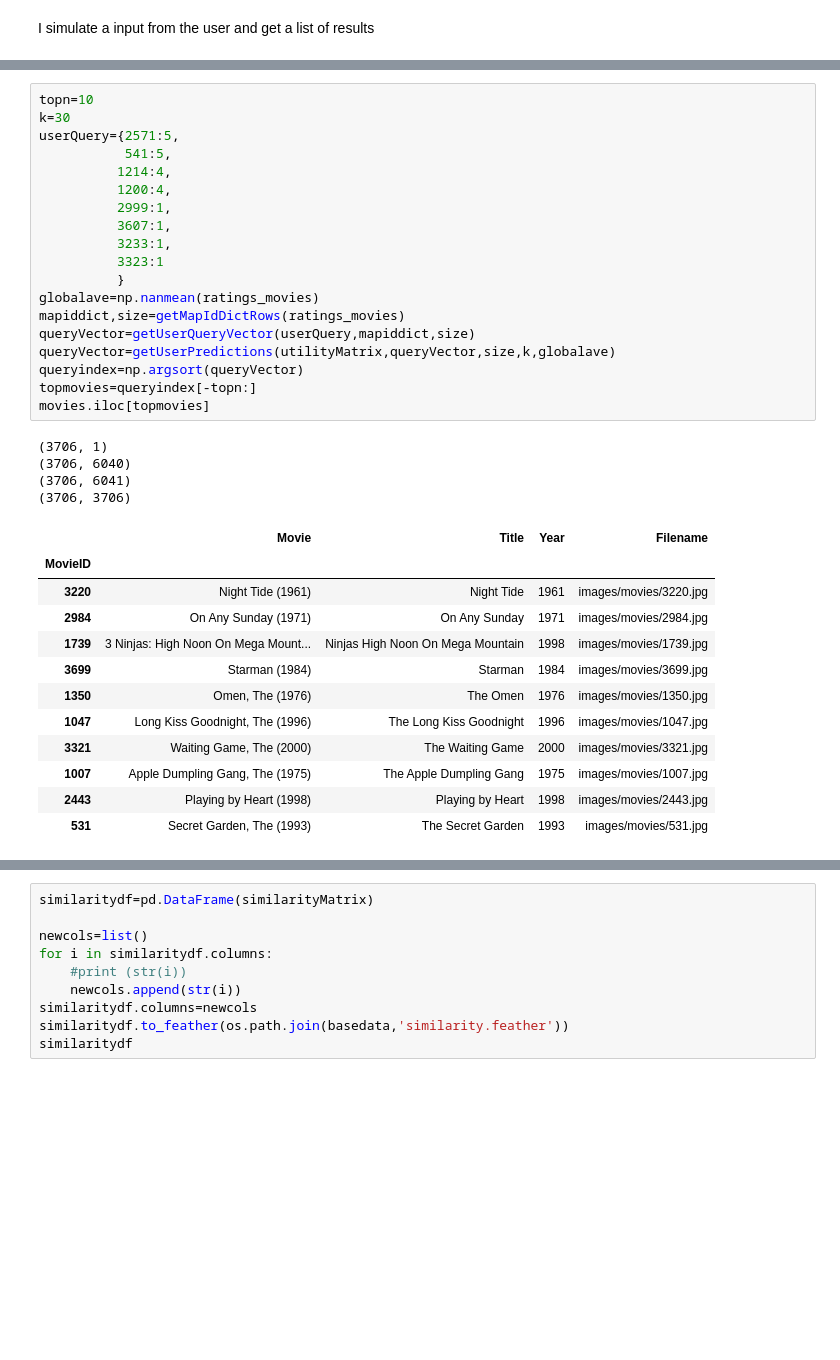
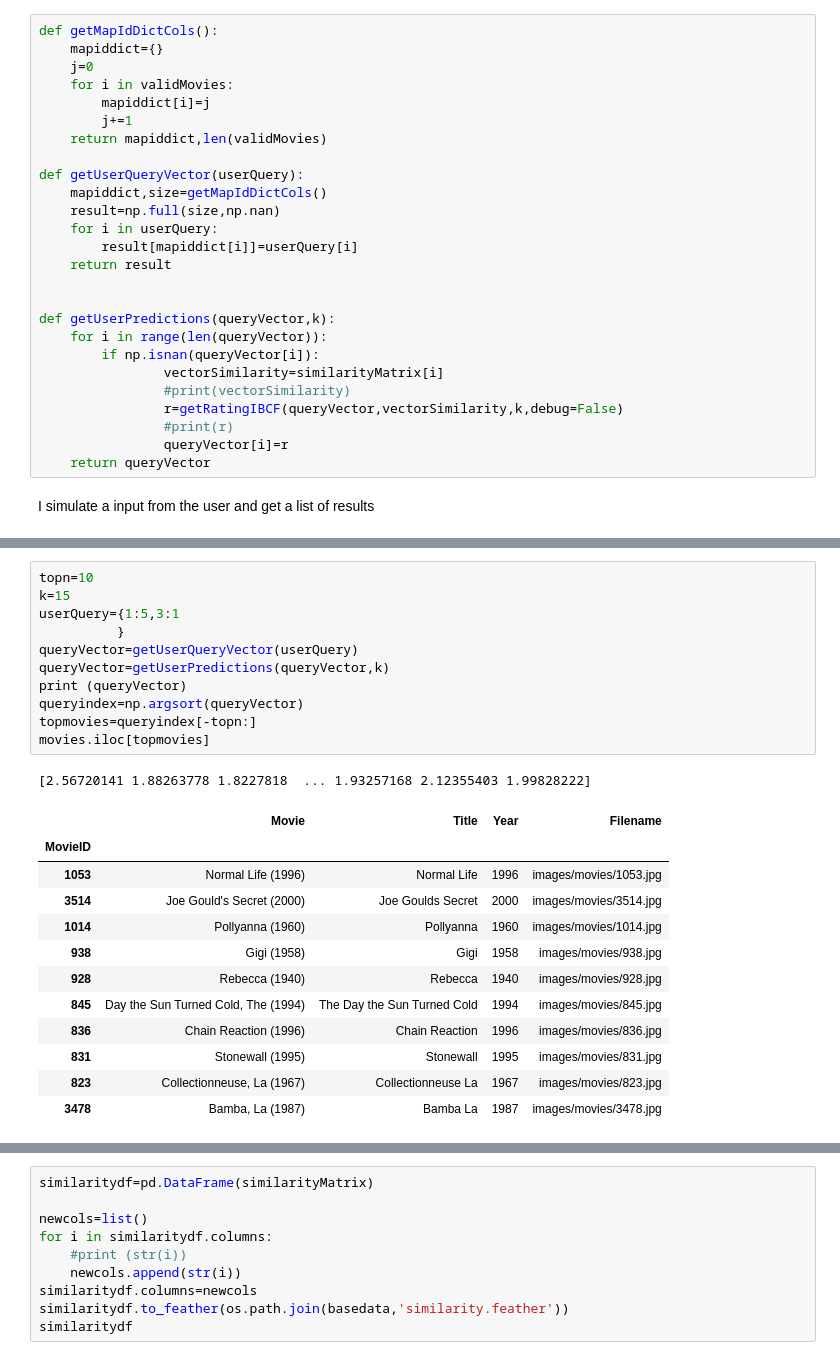
Before and after one commit to oorona/MovieRecommender, a Jupyter notebook: dataanalysis/DataProcessing.ipynb, the cells around one changed output, grey strips where cells are left out. Drawn from its saved outputs; the diff is of its cells as text; blank space fills up the shorter version.

```diff
--- a/dataanalysis/DataProcessing.ipynb
+++ b/dataanalysis/DataProcessing.ipynb
@@ -1037,2 +956,28 @@ def getUserPredictions(utilityMatrix,queryVector,size,k,globalave):
+# %%
+def getMapIdDictCols():
+    mapiddict={}
+    j=0
+    for i in validMovies:
+        mapiddict[i]=j
+        j+=1
+    return mapiddict,len(validMovies)
+
+def getUserQueryVector(userQuery):
+    mapiddict,size=getMapIdDictCols()
+    result=np.full(size,np.nan)
+    for i in userQuery:
+        result[mapiddict[i]]=userQuery[i]
+    return result
+
+
+def getUserPredictions(queryVector,k):
+    for i in range(len(queryVector)):
+        if np.isnan(queryVector[i]):
+                vectorSimilarity=similarityMatrix[i]
+                #print(vectorSimilarity)
+                r=getRatingIBCF(queryVector,vectorSimilarity,k,debug=False)
+                #print(r)
+                queryVector[i]=r
+    return queryVector
 # %% [markdown]
 I simulate a input from the user and get a list of results
@@ -1039,36 +1009,25 @@ I simulate a input from the user and get a list of results
 # %%
 topn=10
-k=30
-userQuery={2571:5,
-           541:5,
-          1214:4,
-          1200:4,
-          2999:1,
-          3607:1,
-          3233:1,
-          3323:1
+k=15
+userQuery={1:5,3:1
           }
-globalave=np.nanmean(ratings_movies)
-mapiddict,size=getMapIdDictRows(ratings_movies)
-queryVector=getUserQueryVector(userQuery,mapiddict,size)
-queryVector=getUserPredictions(utilityMatrix,queryVector,size,k,globalave)
+queryVector=getUserQueryVector(userQuery)
+queryVector=getUserPredictions(queryVector,k)
+print (queryVector)
 queryindex=np.argsort(queryVector)
 topmovies=queryindex[-topn:]
 movies.iloc[topmovies]
 # %% [output]
-(3706, 1)
-(3706, 6040)
-(3706, 6041)
-(3706, 3706)
+[2.56720141 1.88263778 1.8227818  ... 1.93257168 2.12355403 1.99828222]
 |  | Movie | Title | Year | Filename |
 | MovieID |  |  |  |  |
-| 3220 | Night Tide (1961) | Night Tide | 1961 | images/movies/3220.jpg |
-| 2984 | On Any Sunday (1971) | On Any Sunday | 1971 | images/movies/2984.jpg |
-| 1739 | 3 Ninjas: High Noon On Mega Mount... | Ninjas High Noon On Mega Mountain | 1998 | images/movies/1739.jpg |
-| 3699 | Starman (1984) | Starman | 1984 | images/movies/3699.jpg |
-| 1350 | Omen, The (1976) | The Omen | 1976 | images/movies/1350.jpg |
-| 1047 | Long Kiss Goodnight, The (1996) | The Long Kiss Goodnight | 1996 | images/movies/1047.jpg |
-| 3321 | Waiting Game, The (2000) | The Waiting Game | 2000 | images/movies/3321.jpg |
-| 1007 | Apple Dumpling Gang, The (1975) | The Apple Dumpling Gang | 1975 | images/movies/1007.jpg |
-| 2443 | Playing by Heart (1998) | Playing by Heart | 1998 | images/movies/2443.jpg |
-| 531 | Secret Garden, The (1993) | The Secret Garden | 1993 | images/movies/531.jpg |
+| 1053 | Normal Life (1996) | Normal Life | 1996 | images/movies/1053.jpg |
+| 3514 | Joe Gould's Secret (2000) | Joe Goulds Secret | 2000 | images/movies/3514.jpg |
+| 1014 | Pollyanna (1960) | Pollyanna | 1960 | images/movies/1014.jpg |
+| 938 | Gigi (1958) | Gigi | 1958 | images/movies/938.jpg |
+| 928 | Rebecca (1940) | Rebecca | 1940 | images/movies/928.jpg |
+| 845 | Day the Sun Turned Cold, The (1994) | The Day the Sun Turned Cold | 1994 | images/movies/845.jpg |
+| 836 | Chain Reaction (1996) | Chain Reaction | 1996 | images/movies/836.jpg |
+| 831 | Stonewall (1995) | Stonewall | 1995 | images/movies/831.jpg |
+| 823 | Collectionneuse, La (1967) | Collectionneuse La | 1967 | images/movies/823.jpg |
+| 3478 | Bamba, La (1987) | Bamba La | 1987 | images/movies/3478.jpg |
```
Also changed, not shown: parts of 44 cells of this notebook, 3 other files.
